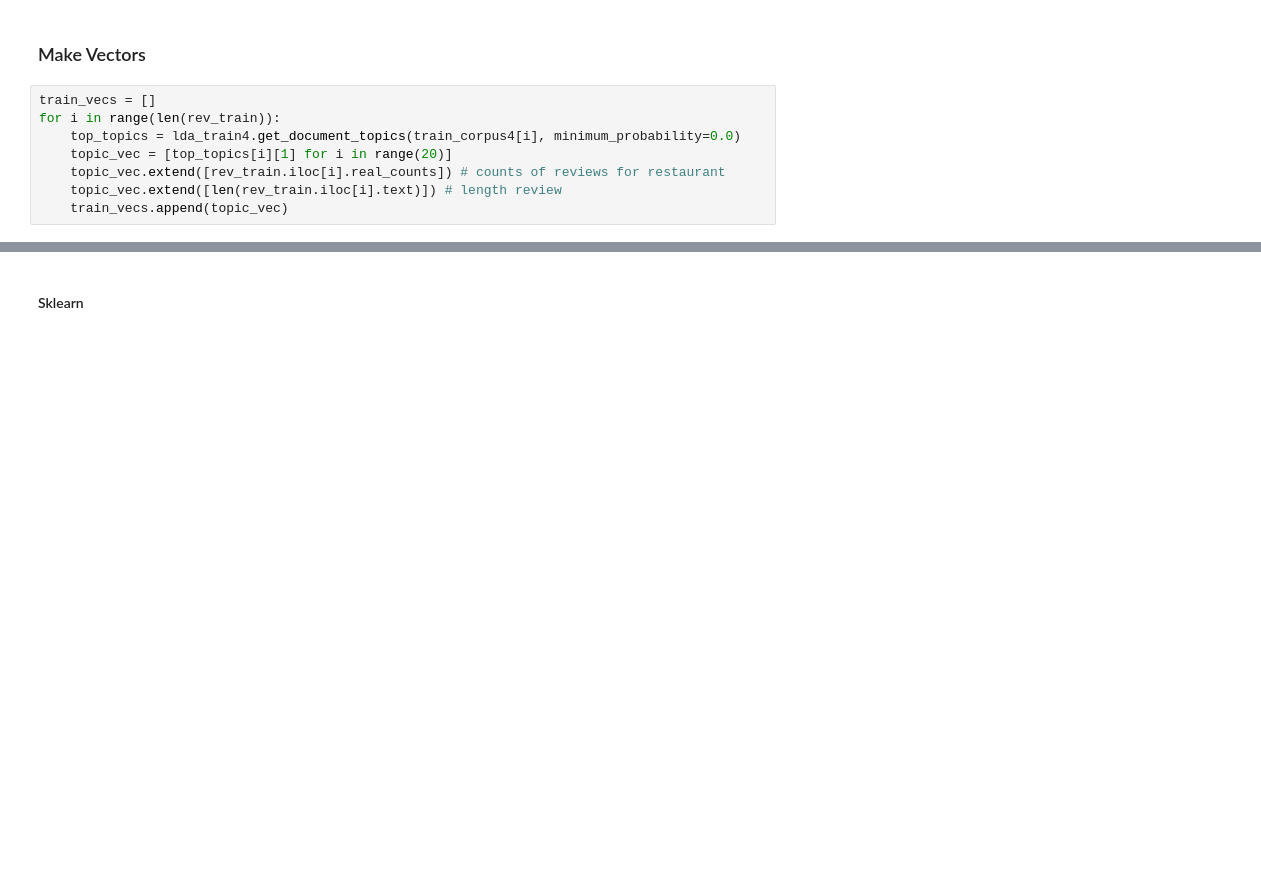
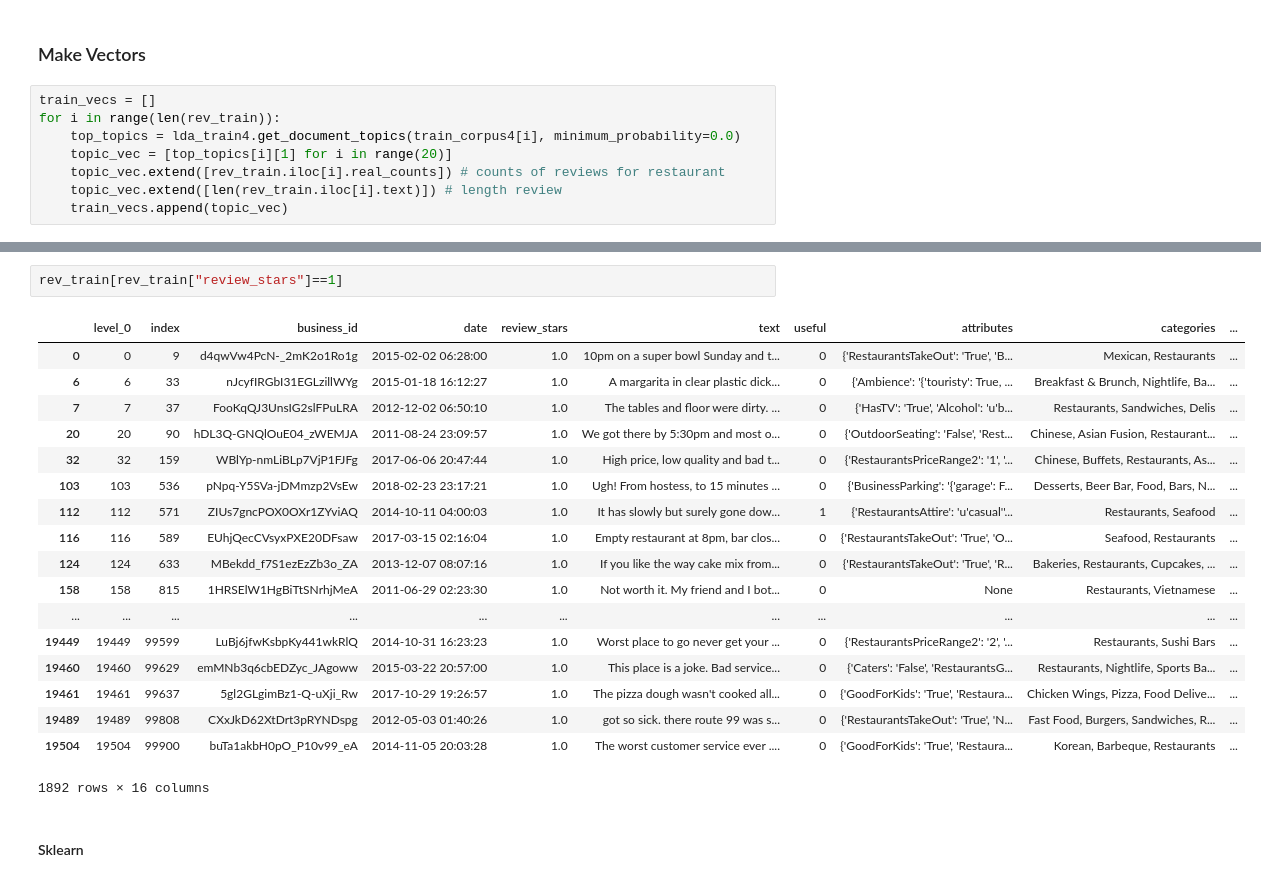
Before and after one commit to sushtend/100-days-of-ml-code, a Jupyter notebook: code/projects/Yelp Reviews - NLP/Yelp Analysis NLP 2.ipynb, the cells around one changed output, grey strips where cells are left out. Saved outputs shown, nothing was run; the diff lists cells and outputs as text; blank space fills up the shorter version.

```diff
--- a/code/projects/Yelp Reviews - NLP/Yelp Analysis NLP 2.ipynb
+++ b/code/projects/Yelp Reviews - NLP/Yelp Analysis NLP 2.ipynb
@@ -343,3 +344,24 @@ train_vecs[2]
+# %%
+rev_train[rev_train["review_stars"]==1]
+# %% [output]
+|  | level_0 | index | business_id | date | review_stars | text | useful | attributes | categories | ... |
+| 0 | 0 | 9 | d4qwVw4PcN-_2mK2o1Ro1g | 2015-02-02 06:28:00 | 1.0 | 10pm on a super bowl Sunday and t... | 0 | {'RestaurantsTakeOut': 'True', 'B... | Mexican, Restaurants | ... |
+| 6 | 6 | 33 | nJcyfIRGbI31EGLzillWYg | 2015-01-18 16:12:27 | 1.0 | A margarita in clear plastic dick... | 0 | {'Ambience': '{'touristy': True, ... | Breakfast & Brunch, Nightlife, Ba... | ... |
+| 7 | 7 | 37 | FooKqQJ3UnsIG2slFPuLRA | 2012-12-02 06:50:10 | 1.0 | The tables and floor were dirty. ... | 0 | {'HasTV': 'True', 'Alcohol': 'u'b... | Restaurants, Sandwiches, Delis | ... |
+| 20 | 20 | 90 | hDL3Q-GNQlOuE04_zWEMJA | 2011-08-24 23:09:57 | 1.0 | We got there by 5:30pm and most o... | 0 | {'OutdoorSeating': 'False', 'Rest... | Chinese, Asian Fusion, Restaurant... | ... |
+| 32 | 32 | 159 | WBlYp-nmLiBLp7VjP1FJFg | 2017-06-06 20:47:44 | 1.0 | High price, low quality and bad t... | 0 | {'RestaurantsPriceRange2': '1', '... | Chinese, Buffets, Restaurants, As... | ... |
+| 103 | 103 | 536 | pNpq-Y5SVa-jDMmzp2VsEw | 2018-02-23 23:17:21 | 1.0 | Ugh! From hostess, to 15 minutes ... | 0 | {'BusinessParking': '{'garage': F... | Desserts, Beer Bar, Food, Bars, N... | ... |
+| 112 | 112 | 571 | ZIUs7gncPOX0OXr1ZYviAQ | 2014-10-11 04:00:03 | 1.0 | It has slowly but surely gone dow... | 1 | {'RestaurantsAttire': 'u'casual''... | Restaurants, Seafood | ... |
+| 116 | 116 | 589 | EUhjQecCVsyxPXE20DFsaw | 2017-03-15 02:16:04 | 1.0 | Empty restaurant at 8pm, bar clos... | 0 | {'RestaurantsTakeOut': 'True', 'O... | Seafood, Restaurants | ... |
+| 124 | 124 | 633 | MBekdd_f7S1ezEzZb3o_ZA | 2013-12-07 08:07:16 | 1.0 | If you like the way cake mix from... | 0 | {'RestaurantsTakeOut': 'True', 'R... | Bakeries, Restaurants, Cupcakes, ... | ... |
+| 158 | 158 | 815 | 1HRSElW1HgBiTtSNrhjMeA | 2011-06-29 02:23:30 | 1.0 | Not worth it. My friend and I bot... | 0 | None | Restaurants, Vietnamese | ... |
+| ... | ... | ... | ... | ... | ... | ... | ... | ... | ... | ... |
+| 19449 | 19449 | 99599 | LuBj6jfwKsbpKy441wkRlQ | 2014-10-31 16:23:23 | 1.0 | Worst place to go never get your ... | 0 | {'RestaurantsPriceRange2': '2', '... | Restaurants, Sushi Bars | ... |
+| 19460 | 19460 | 99629 | emMNb3q6cbEDZyc_JAgoww | 2015-03-22 20:57:00 | 1.0 | This place is a joke. Bad service... | 0 | {'Caters': 'False', 'RestaurantsG... | Restaurants, Nightlife, Sports Ba... | ... |
+| 19461 | 19461 | 99637 | 5gl2GLgimBz1-Q-uXji_Rw | 2017-10-29 19:26:57 | 1.0 | The pizza dough wasn't cooked all... | 0 | {'GoodForKids': 'True', 'Restaura... | Chicken Wings, Pizza, Food Delive... | ... |
+| 19489 | 19489 | 99808 | CXxJkD62XtDrt3pRYNDspg | 2012-05-03 01:40:26 | 1.0 | got so sick. there route 99 was s... | 0 | {'RestaurantsTakeOut': 'True', 'N... | Fast Food, Burgers, Sandwiches, R... | ... |
+| 19504 | 19504 | 99900 | buTa1akbH0pO_P10v99_eA | 2014-11-05 20:03:28 | 1.0 | The worst customer service ever .... | 0 | {'GoodForKids': 'True', 'Restaura... | Korean, Barbeque, Restaurants | ... |
+1892 rows × 16 columns
 # %% [markdown]
 #### Sklearn
 # %%
```
Also changed, not shown: parts of 12 cells of this notebook.
